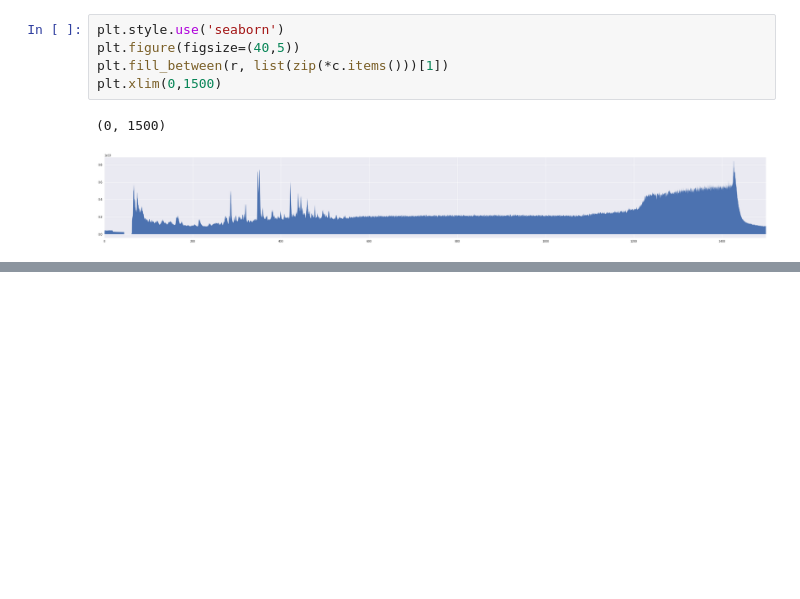
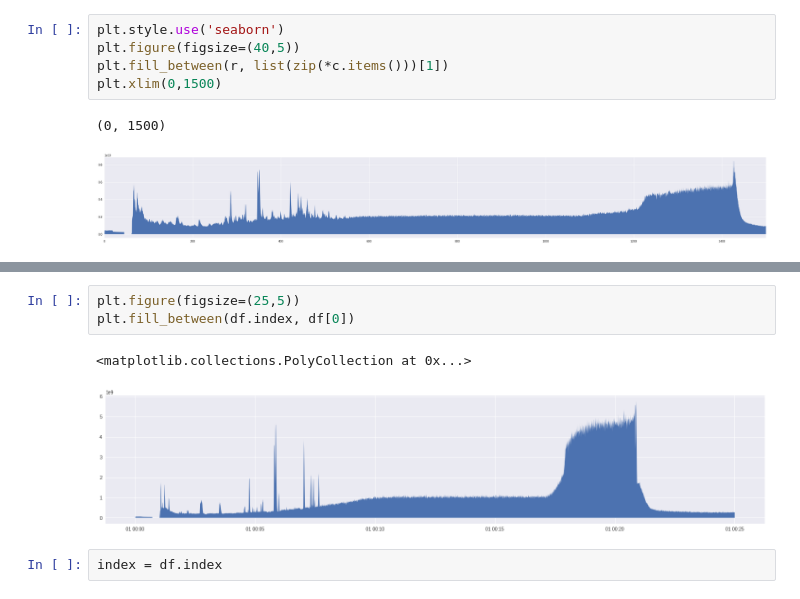
Before and after one commit to protheanzZ/Metabolomic, a Jupyter notebook: raw.ipynb, the cells around one changed output, grey strips where cells are left out. Cells and saved outputs as stored; diff of their text form; blank space fills up the shorter version.

```diff
--- a/raw.ipynb
+++ b/raw.ipynb
@@ -171,0 +214,8 @@ Swap:           30G          0B         30G
+# %%
+plt.figure(figsize=(25,5))
+plt.fill_between(df.index, df[0])
+# %% [output]
+<matplotlib.collections.PolyCollection at 0x...>
+[figure, added]
+# %%
+index = df.index
```
Also changed, not shown: parts of 33 cells of this notebook, 9 other files.
